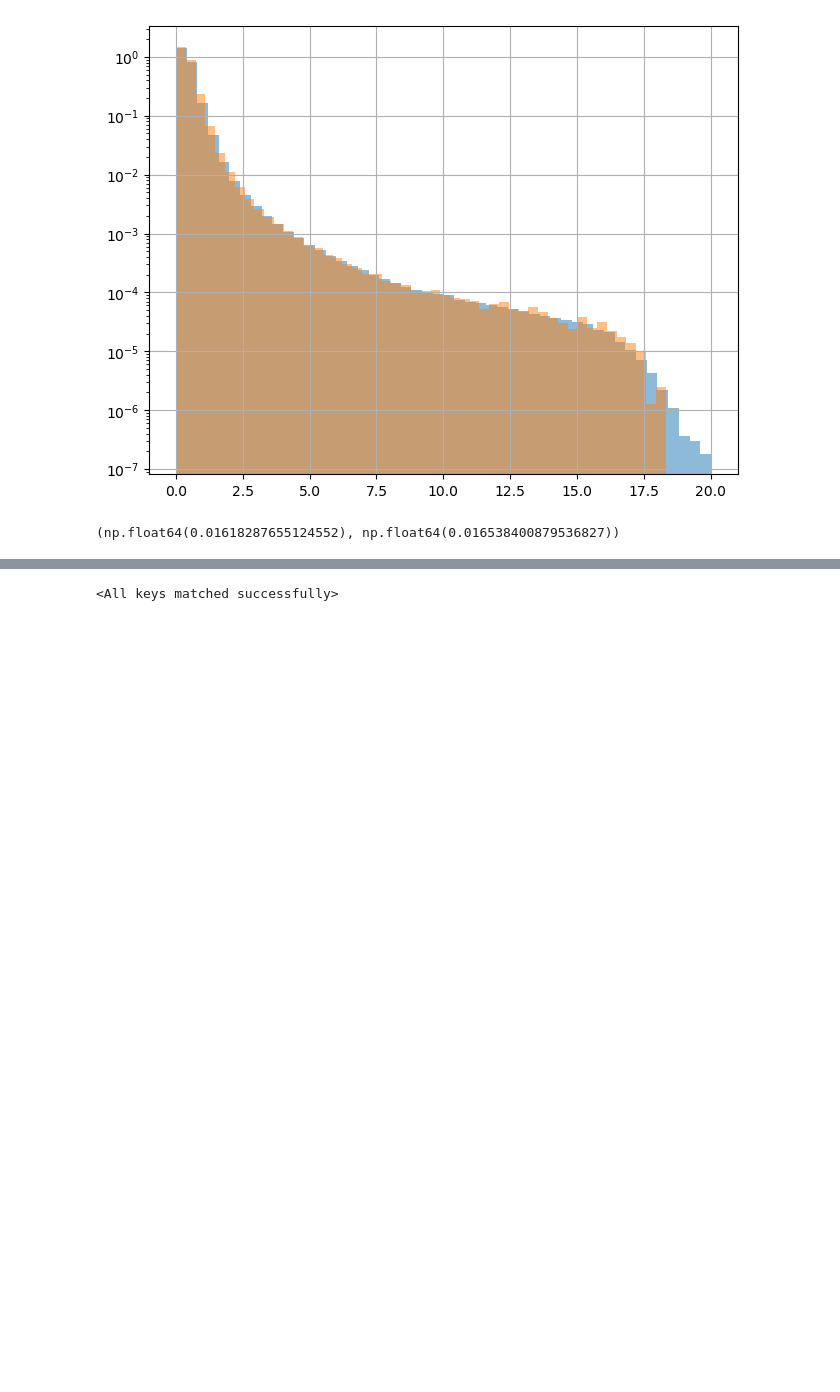
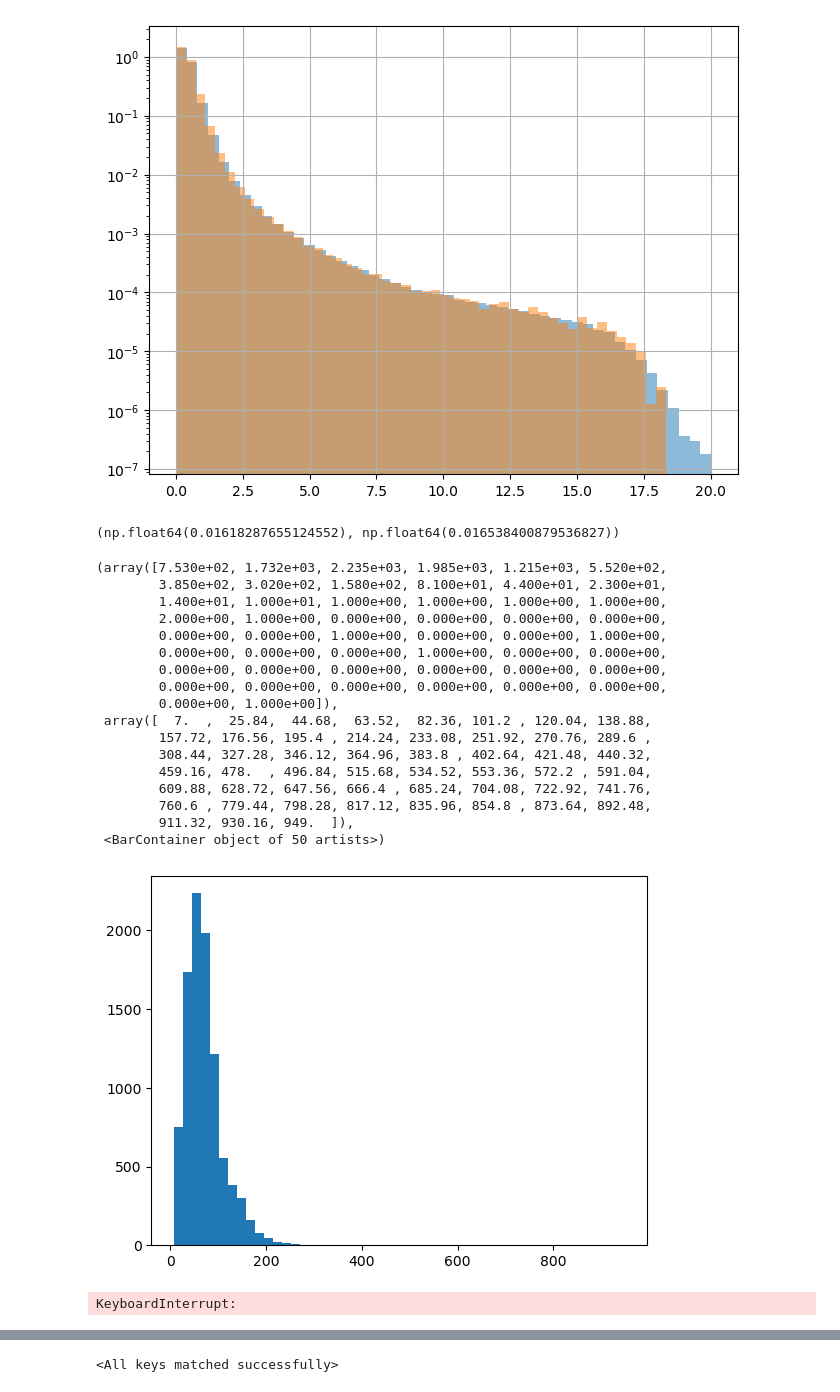
Before and after one commit to simonthor/inss-ml, a Jupyter notebook: explore.ipynb, the cells around one changed output, grey strips where cells are left out. Cells and saved outputs as stored; diff of their text form; code cells hidden in the pictures; blank space fills up the shorter version.

```diff
--- a/explore.ipynb
+++ b/explore.ipynb
@@ -137,5 +137,27 @@ ax.grid()
 np.mean(np.concatenate(truth)), np.mean(np.concatenate(val_truth))
 # %% [output]
 (np.float64(0.01618287655124552), np.float64(0.016538400879536827))
+# %%
+# Should be roughly the same
+plt.hist([np.sum(t) for t in truth], bins=50)
+# %% [output]
+(array([7.530e+02, 1.732e+03, 2.235e+03, 1.985e+03, 1.215e+03, 5.520e+02,
+        3.850e+02, 3.020e+02, 1.580e+02, 8.100e+01, 4.400e+01, 2.300e+01,
+        1.400e+01, 1.000e+01, 1.000e+00, 1.000e+00, 1.000e+00, 1.000e+00,
+        2.000e+00, 1.000e+00, 0.000e+00, 0.000e+00, 0.000e+00, 0.000e+00,
+        0.000e+00, 0.000e+00, 1.000e+00, 0.000e+00, 0.000e+00, 1.000e+00,
+        0.000e+00, 0.000e+00, 0.000e+00, 1.000e+00, 0.000e+00, 0.000e+00,
+        0.000e+00, 0.000e+00, 0.000e+00, 0.000e+00, 0.000e+00, 0.000e+00,
+        0.000e+00, 0.000e+00, 0.000e+00, 0.000e+00, 0.000e+00, 0.000e+00,
+        0.000e+00, 1.000e+00]),
+ array([  7.  ,  25.84,  44.68,  63.52,  82.36, 101.2 , 120.04, 138.88,
+        157.72, 176.56, 195.4 , 214.24, 233.08, 251.92, 270.76, 289.6 ,
+        308.44, 327.28, 346.12, 364.96, 383.8 , 402.64, 421.48, 440.32,
+        459.16, 478.  , 496.84, 515.68, 534.52, 553.36, 572.2 , 591.04,
+        609.88, 628.72, 647.56, 666.4 , 685.24, 704.08, 722.92, 741.76,
+        760.6 , 779.44, 798.28, 817.12, 835.96, 854.8 , 873.64, 892.48,
+        911.32, 930.16, 949.  ]),
+ <BarContainer object of 50 artists>)
+[figure, added]
 # %%
 class AutoEncoder(nn.Module):
@@ -213,7 +237,7 @@ def compute_validation_output(model, val_truth, val_input_feats, val_input_coord
 
     return preds
 # %%
-model = AutoEncoder([767, 767, 767], kernel_size=3, stride=2).to(device)
+model = AutoEncoder([768, 768, 768], kernel_size=3, stride=2).to(device)
 
 # train model using the truth labels
 n_voxels = [len(t) for t in truth]
@@ -221,7 +245,7 @@ n_voxels_cumsum = np.cumsum(n_voxels)
 val_truth_flat = np.concatenate(val_truth)
 truth_flat = np.concatenate(truth)
 
-n_epochs = 10
+n_epochs = 6
 loss_per_epoch = np.zeros(n_epochs)
 val_loss_per_epoch = np.zeros(n_epochs)
 
@@ -231,7 +255,7 @@ batch_size = 10  # Define batch size
 batch_indices = range(0, len(data), batch_size)
 
 for epoch in range(n_epochs):  # Example training loop
-    loss_per_batch = [None] * len(batch_indices)
+    # loss_per_batch = [None] * len(batch_indices)
 
     optimizer = torch.optim.Adam(model.parameters(), lr=0.001)
     for i, batch in enumerate(tqdm(batch_indices)):  # Batch size of 5
@@ -253,11 +277,12 @@ for epoch in range(n_epochs):  # Example training loop
         model.train()
         optimizer.zero_grad()
         output_sparse = model(batch_input_feats.to(device), batch_input_coords.to(device), batch_size=batch_size if batch + batch_size < len(data) else len(data) - batch)
+        output_sparse.features[torch.isnan(output_sparse.features)] = 0  # Replace nan values with 0
         loss = loss_fn(output_sparse.features, batch_truth.to(device))
 
         loss.backward()
         optimizer.step()
-        loss_per_batch[i] = loss.detach().clone()
+        # loss_per_batch[i] = loss.detach().clone()
 
     # Free up the cache
     torch.cuda.empty_cache()
@@ -266,14 +291,18 @@ for epoch in range(n_epochs):  # Example training loop
     # loss_per_epoch[epoch] = torch.nanmean(torch.cat(loss_per_batch)).detach().item()
 
     val_model_output = compute_validation_output(model, val_truth, val_input_feats.to(device), val_input_coords.to(device), val_batch_size=batch_size)
-    # Replace nan values with 0
-    # val_model_output[torch.isnan(val_model_output)] = 0
-
-    # val_loss_per_epoch[epoch] = torch.nanmean(loss_fn(val_model_output, torch.tensor(val_truth_flat, dtype=torch.float).unsqueeze(1).to(device))).detach().item()
-    val_loss_per_epoch[epoch] = loss_fn(val_model_output, torch.tensor(val_truth_flat, dtype=torch.float).unsqueeze(1).to(device)).detach().item()
 
     train_model_output = compute_validation_output(model, truth, input_feats.to(device), input_coords.to(device), val_batch_size=batch_size)
-    loss_per_epoch[epoch] = loss_fn(train_model_output, torch.tensor(truth_flat, dtype=torch.float).unsqueeze(1).to(device)).detach().item()
+
+    with torch.no_grad():
+        # Replace nan values with 0
+        val_model_output[torch.isnan(val_model_output)] = 0
+        train_model_output[torch.isnan(train_model_output)] = 0
+        # Compute the loss
+        val_loss_per_epoch[epoch] = loss_fn(val_model_output, torch.tensor(val_truth_flat, dtype=torch.float).unsqueeze(1).to(device)).detach().item()
+        loss_per_epoch[epoch] = loss_fn(train_model_output, torch.tensor(truth_flat, dtype=torch.float).unsqueeze(1).to(device)).detach().item()
 
     # Save a copy of the model every epoch
     torch.save(model.state_dict(), f"model_epoch_{epoch}.pth")
+# %% [output]
+KeyboardInterrupt:
```
Also changed, not shown: parts of 44 cells of this notebook.
